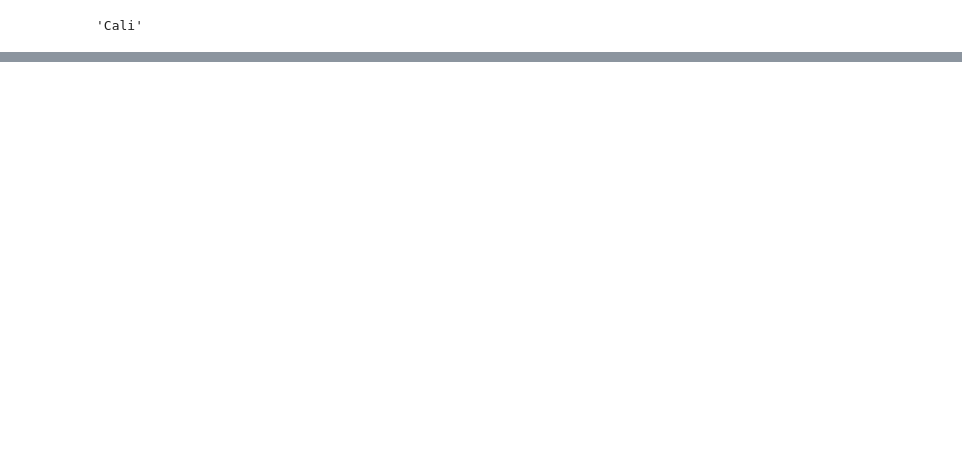
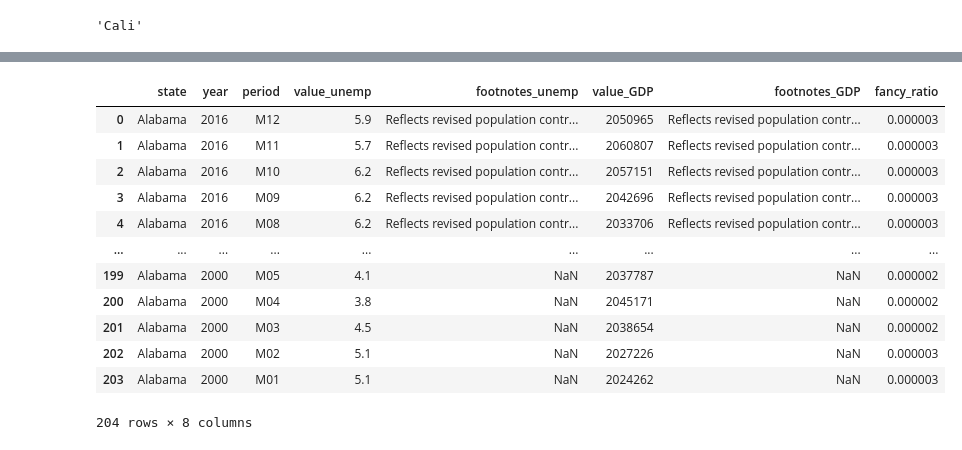
Before and after one commit to pp4rs/2022-uzh-course-material, a Jupyter notebook: 04-python-pandas/live-notes.ipynb, the cells around one changed output, grey strips where cells are left out. Drawn from its saved outputs; the diff is of its cells as text; code cells hidden in the pictures; blank space fills up the shorter version.

```diff
--- a/04-python-pandas/live-notes.ipynb
+++ b/04-python-pandas/live-notes.ipynb
@@ -76,0 +392,5 @@ Name: states, dtype: object
+# %%
+files_list= glob.glob('pandas-data/data/bls-employment-state/LAUST01*[3,4,5].csv')
+df_1 = pd.read_csv(files_list[0])
+df_2 = pd.read_csv(files_list[1])
+df_3 = pd.read_csv(files_list[2])
@@ -76,0 +413,4 @@ Name: states, dtype: object
+# %%
+df_merged = df_1.merge(df_2, left_on=['state', 'year', 'period'], right_on=['state', 'year', 'period'], how='inner', suffixes=['_unemp', '_GDP'])
+df_merged
+# left_on provides the columns from the left (df_1) dataframe that we want to merge on
@@ -76,0 +431,18 @@ Name: states, dtype: object
+# %%
+df_merged['fancy_ratio'] = df_merged['value_unemp']/df_merged['value_GDP']
+# %%
+df_merged
+# %% [output]
+|  | state | year | period | value_unemp | footnotes_unemp | value_GDP | footnotes_GDP | fancy_ratio |
+| 0 | Alabama | 2016 | M12 | 5.9 | Reflects revised population contr... | 2050965 | Reflects revised population contr... | 0.000003 |
+| 1 | Alabama | 2016 | M11 | 5.7 | Reflects revised population contr... | 2060807 | Reflects revised population contr... | 0.000003 |
+| 2 | Alabama | 2016 | M10 | 6.2 | Reflects revised population contr... | 2057151 | Reflects revised population contr... | 0.000003 |
+| 3 | Alabama | 2016 | M09 | 6.2 | Reflects revised population contr... | 2042696 | Reflects revised population contr... | 0.000003 |
+| 4 | Alabama | 2016 | M08 | 6.2 | Reflects revised population contr... | 2033706 | Reflects revised population contr... | 0.000003 |
+| ... | ... | ... | ... | ... | ... | ... | ... | ... |
+| 199 | Alabama | 2000 | M05 | 4.1 | NaN | 2037787 | NaN | 0.000002 |
+| 200 | Alabama | 2000 | M04 | 3.8 | NaN | 2045171 | NaN | 0.000002 |
+| 201 | Alabama | 2000 | M03 | 4.5 | NaN | 2038654 | NaN | 0.000002 |
+| 202 | Alabama | 2000 | M02 | 5.1 | NaN | 2027226 | NaN | 0.000003 |
+| 203 | Alabama | 2000 | M01 | 5.1 | NaN | 2024262 | NaN | 0.000003 |
+204 rows × 8 columns
```
Also changed, not shown: parts of 58 cells of this notebook.
